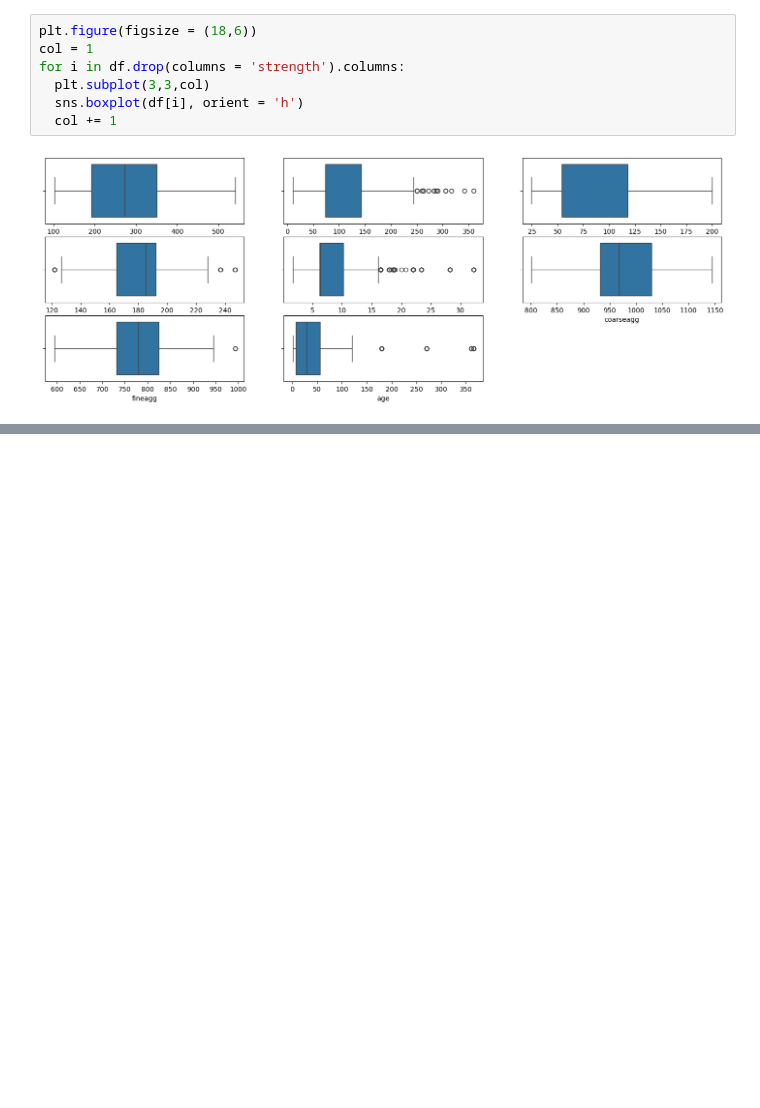
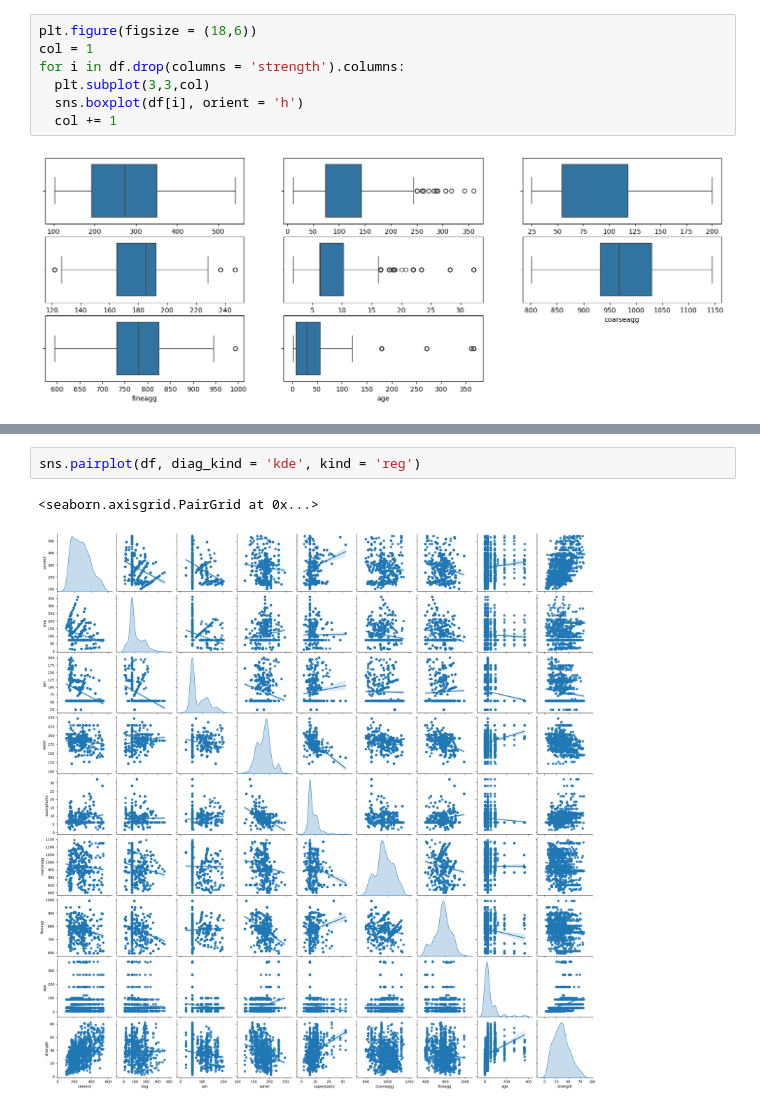
Before and after one commit to ayushipradhan30/AIML-mini-projects, a Jupyter notebook: Featurization,_Model_Selection_&_Tuning.ipynb, the cells around one changed output, grey strips where cells are left out. Saved outputs shown, nothing was run; the diff lists cells and outputs as text; blank space fills up the shorter version.

```diff
--- a/Featurization,_Model_Selection_&_Tuning.ipynb
+++ b/Featurization,_Model_Selection_&_Tuning.ipynb
@@ -174,0 +195,5 @@ for i in df.drop(columns = 'strength').columns:
+# %%
+sns.pairplot(df, diag_kind = 'kde', kind = 'reg')
+# %% [output]
+<seaborn.axisgrid.PairGrid at 0x...>
+[figure, added]
```
Also changed, not shown: parts of 8 cells of this notebook.
